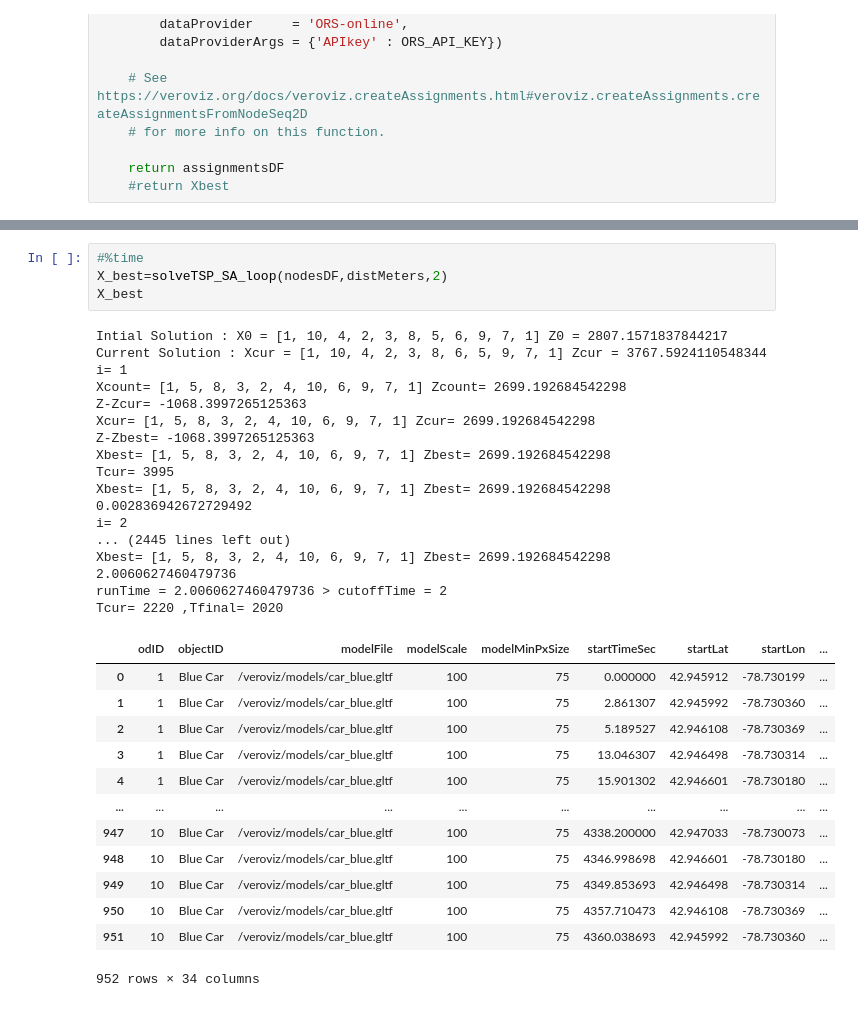
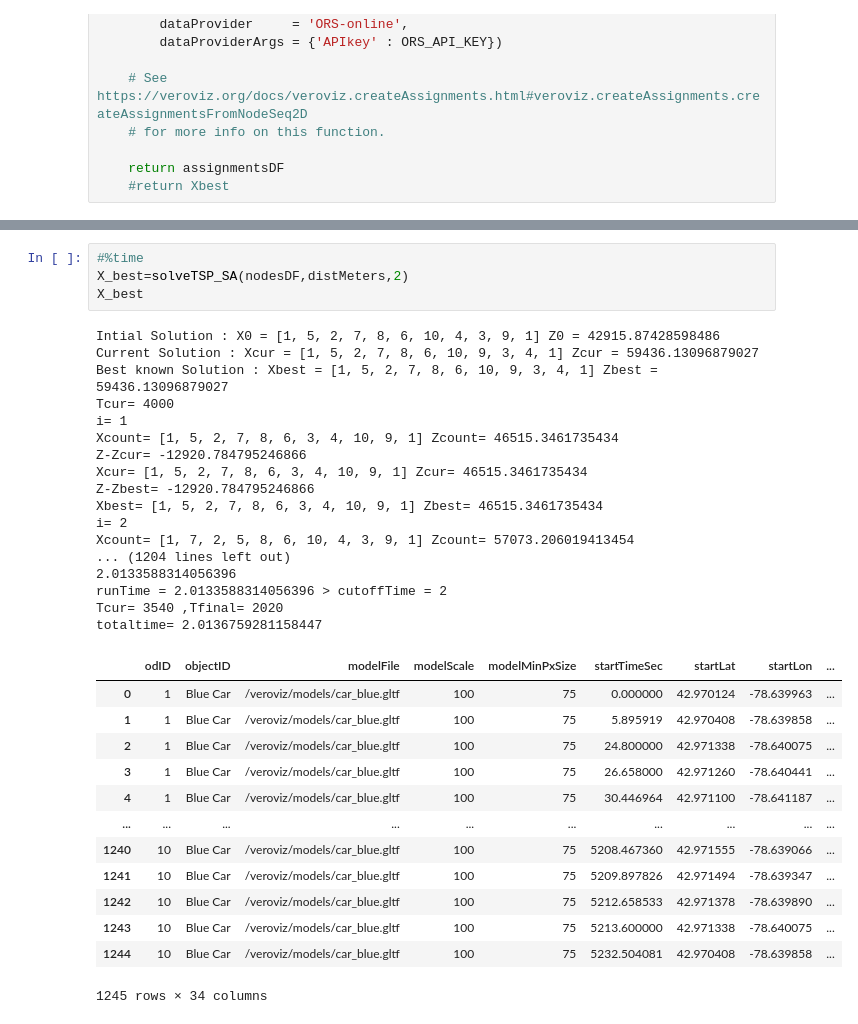
Before and after one commit to akhilub/Solved-TSP-using-Heuristics, a Jupyter notebook: TSP_using_SA.ipynb, the cells around one changed output, grey strips where cells are left out. Drawn from its saved outputs; the diff is of its cells as text.

```diff
--- a/TSP_using_SA.ipynb
+++ b/TSP_using_SA.ipynb
@@ -461,36 +346,36 @@ def solveTSP_SA(nodesDF, costDict, timeLimit):
 # %%
 #%time
-X_best=solveTSP_SA_loop(nodesDF,distMeters,2)
+X_best=solveTSP_SA(nodesDF,distMeters,2)
 X_best
 # %% [output]
-Intial Solution : X0 = [1, 10, 4, 2, 3, 8, 5, 6, 9, 7, 1] Z0 = 2807.1571837844217
-Current Solution : Xcur = [1, 10, 4, 2, 3, 8, 6, 5, 9, 7, 1] Zcur = 3767.5924110548344
+Intial Solution : X0 = [1, 5, 2, 7, 8, 6, 10, 4, 3, 9, 1] Z0 = 42915.87428598486
+Current Solution : Xcur = [1, 5, 2, 7, 8, 6, 10, 9, 3, 4, 1] Zcur = 59436.13096879027
+Best known Solution : Xbest = [1, 5, 2, 7, 8, 6, 10, 9, 3, 4, 1] Zbest = 59436.13096879027
+Tcur= 4000
 i= 1
-Xcount= [1, 5, 8, 3, 2, 4, 10, 6, 9, 7, 1] Zcount= 2699.192684542298
-Z-Zcur= -1068.3997265125363
-Xcur= [1, 5, 8, 3, 2, 4, 10, 6, 9, 7, 1] Zcur= 2699.192684542298
-Z-Zbest= -1068.3997265125363
-Xbest= [1, 5, 8, 3, 2, 4, 10, 6, 9, 7, 1] Zbest= 2699.192684542298
-Tcur= 3995
-Xbest= [1, 5, 8, 3, 2, 4, 10, 6, 9, 7, 1] Zbest= 2699.192684542298
-0.002836942672729492
+Xcount= [1, 5, 2, 7, 8, 6, 3, 4, 10, 9, 1] Zcount= 46515.3461735434
+Z-Zcur= -12920.784795246866
+Xcur= [1, 5, 2, 7, 8, 6, 3, 4, 10, 9, 1] Zcur= 46515.3461735434
+Z-Zbest= -12920.784795246866
+Xbest= [1, 5, 2, 7, 8, 6, 3, 4, 10, 9, 1] Zbest= 46515.3461735434
 i= 2
-... (2445 lines left out)
-Xbest= [1, 5, 8, 3, 2, 4, 10, 6, 9, 7, 1] Zbest= 2699.192684542298
-2.0060627460479736
-runTime = 2.0060627460479736 > cutoffTime = 2
-Tcur= 2220 ,Tfinal= 2020
+Xcount= [1, 7, 2, 5, 8, 6, 10, 4, 3, 9, 1] Zcount= 57073.206019413454
+... (1204 lines left out)
+2.0133588314056396
+runTime = 2.0133588314056396 > cutoffTime = 2
+Tcur= 3540 ,Tfinal= 2020
+totaltime= 2.0136759281158447
 |  | odID | objectID | modelFile | modelScale | modelMinPxSize | startTimeSec | startLat | startLon | ... |
-| 0 | 1 | Blue Car | /veroviz/models/car_blue.gltf | 100 | 75 | 0.000000 | 42.945912 | -78.730199 | ... |
-| 1 | 1 | Blue Car | /veroviz/models/car_blue.gltf | 100 | 75 | 2.861307 | 42.945992 | -78.730360 | ... |
-| 2 | 1 | Blue Car | /veroviz/models/car_blue.gltf | 100 | 75 | 5.189527 | 42.946108 | -78.730369 | ... |
-| 3 | 1 | Blue Car | /veroviz/models/car_blue.gltf | 100 | 75 | 13.046307 | 42.946498 | -78.730314 | ... |
-| 4 | 1 | Blue Car | /veroviz/models/car_blue.gltf | 100 | 75 | 15.901302 | 42.946601 | -78.730180 | ... |
+| 0 | 1 | Blue Car | /veroviz/models/car_blue.gltf | 100 | 75 | 0.000000 | 42.970124 | -78.639963 | ... |
+| 1 | 1 | Blue Car | /veroviz/models/car_blue.gltf | 100 | 75 | 5.895919 | 42.970408 | -78.639858 | ... |
+| 2 | 1 | Blue Car | /veroviz/models/car_blue.gltf | 100 | 75 | 24.800000 | 42.971338 | -78.640075 | ... |
+| 3 | 1 | Blue Car | /veroviz/models/car_blue.gltf | 100 | 75 | 26.658000 | 42.971260 | -78.640441 | ... |
+| 4 | 1 | Blue Car | /veroviz/models/car_blue.gltf | 100 | 75 | 30.446964 | 42.971100 | -78.641187 | ... |
 | ... | ... | ... | ... | ... | ... | ... | ... | ... | ... |
-| 947 | 10 | Blue Car | /veroviz/models/car_blue.gltf | 100 | 75 | 4338.200000 | 42.947033 | -78.730073 | ... |
-| 948 | 10 | Blue Car | /veroviz/models/car_blue.gltf | 100 | 75 | 4346.998698 | 42.946601 | -78.730180 | ... |
-| 949 | 10 | Blue Car | /veroviz/models/car_blue.gltf | 100 | 75 | 4349.853693 | 42.946498 | -78.730314 | ... |
-| 950 | 10 | Blue Car | /veroviz/models/car_blue.gltf | 100 | 75 | 4357.710473 | 42.946108 | -78.730369 | ... |
-| 951 | 10 | Blue Car | /veroviz/models/car_blue.gltf | 100 | 75 | 4360.038693 | 42.945992 | -78.730360 | ... |
+| 1240 | 10 | Blue Car | /veroviz/models/car_blue.gltf | 100 | 75 | 5208.467360 | 42.971555 | -78.639066 | ... |
+| 1241 | 10 | Blue Car | /veroviz/models/car_blue.gltf | 100 | 75 | 5209.897826 | 42.971494 | -78.639347 | ... |
+| 1242 | 10 | Blue Car | /veroviz/models/car_blue.gltf | 100 | 75 | 5212.658533 | 42.971378 | -78.639890 | ... |
+| 1243 | 10 | Blue Car | /veroviz/models/car_blue.gltf | 100 | 75 | 5213.600000 | 42.971338 | -78.640075 | ... |
+| 1244 | 10 | Blue Car | /veroviz/models/car_blue.gltf | 100 | 75 | 5232.504081 | 42.970408 | -78.639858 | ... |
-952 rows × 34 columns
+1245 rows × 34 columns
 # %%
```
Also changed, not shown: parts of 8 cells of this notebook.
